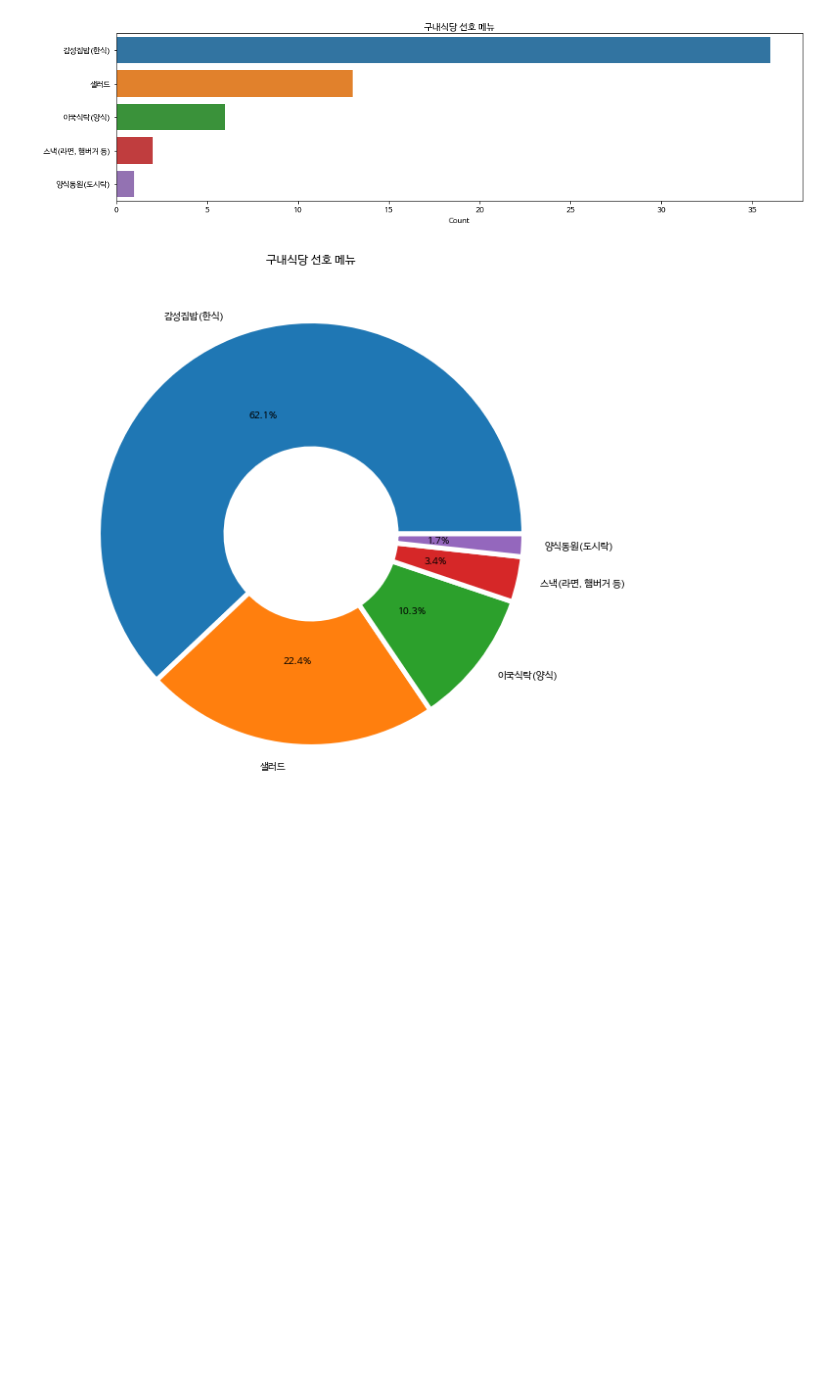
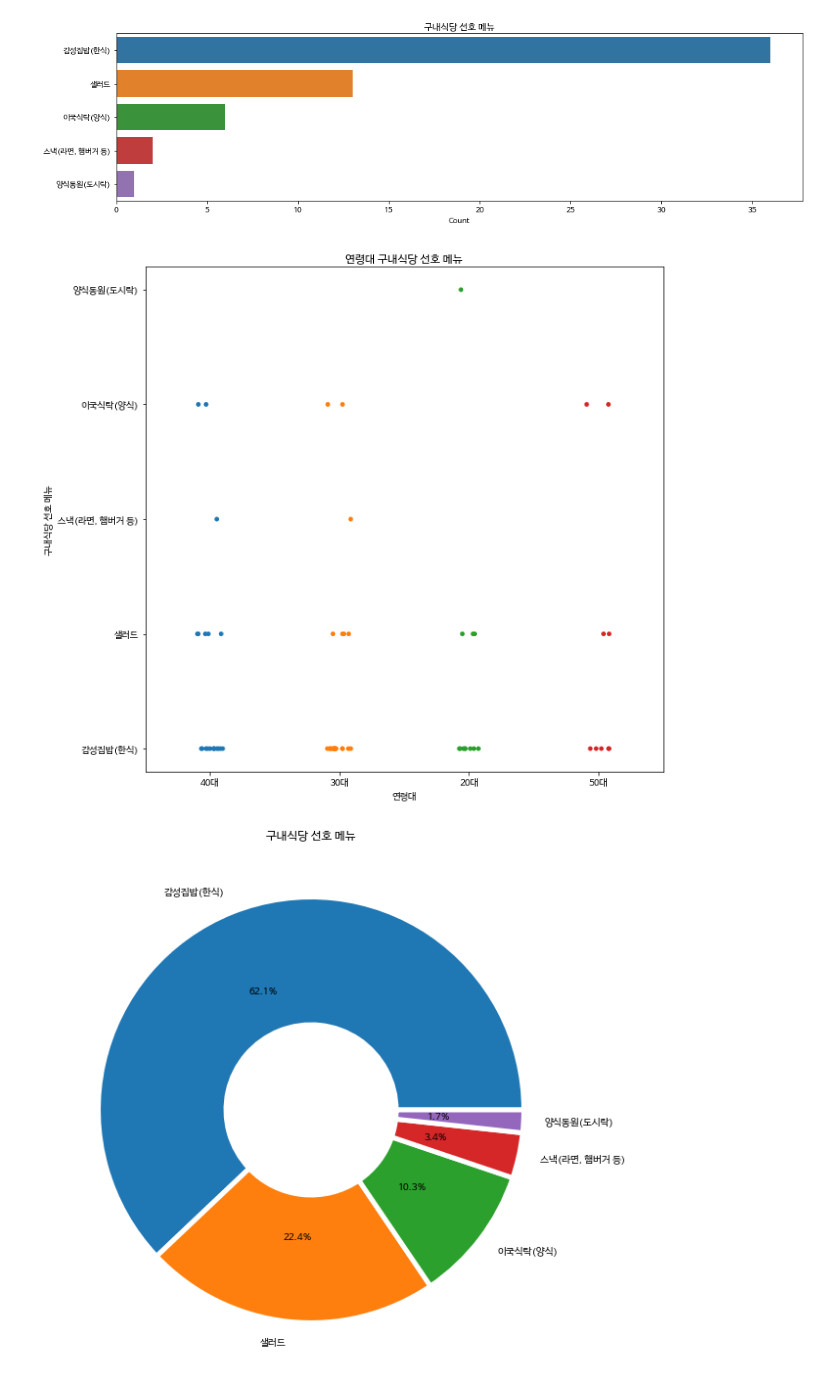
Before and after one commit to heokwon/Survey-Analysis, a Jupyter notebook: Survey_data_visualization.ipynb, the cells around one changed output. Cells and saved outputs as stored; diff of their text form; code cells hidden in the pictures; blank space fills up the shorter version.

Commit message:
Visualization

```diff
--- a/Survey_data_visualization.ipynb
+++ b/Survey_data_visualization.ipynb
@@ -119,6 +119,18 @@ excel = "./Survey.xlsx"
 bar_plot(excel,"구내식당 선호 메뉴", figsize=(16,4))
 # %% [output]
 [figure]
+# %%
+## strip_plot(엑셀 경로, 성별or연령대, 구내식당 이용빈도or구내식당 선호 메뉴)
+
+def strip_plot(excel,column,sec_column,figsize=(10,10)):
+    df=pd.read_excel(excel)
+    plt.figure(figsize=(10,10))
+    plt.title(column+' '+sec_column)
+    sns.stripplot(x=column, y=sec_column, data=df)
+# %%
+strip_plot(excel,'연령대','구내식당 선호 메뉴')
+# %% [output]
+[figure, added]
 # %%
 ## pie_plot
 ### excel_path : 엑셀파일 경로
```
Also changed, not shown: parts of 2 cells of this notebook.
